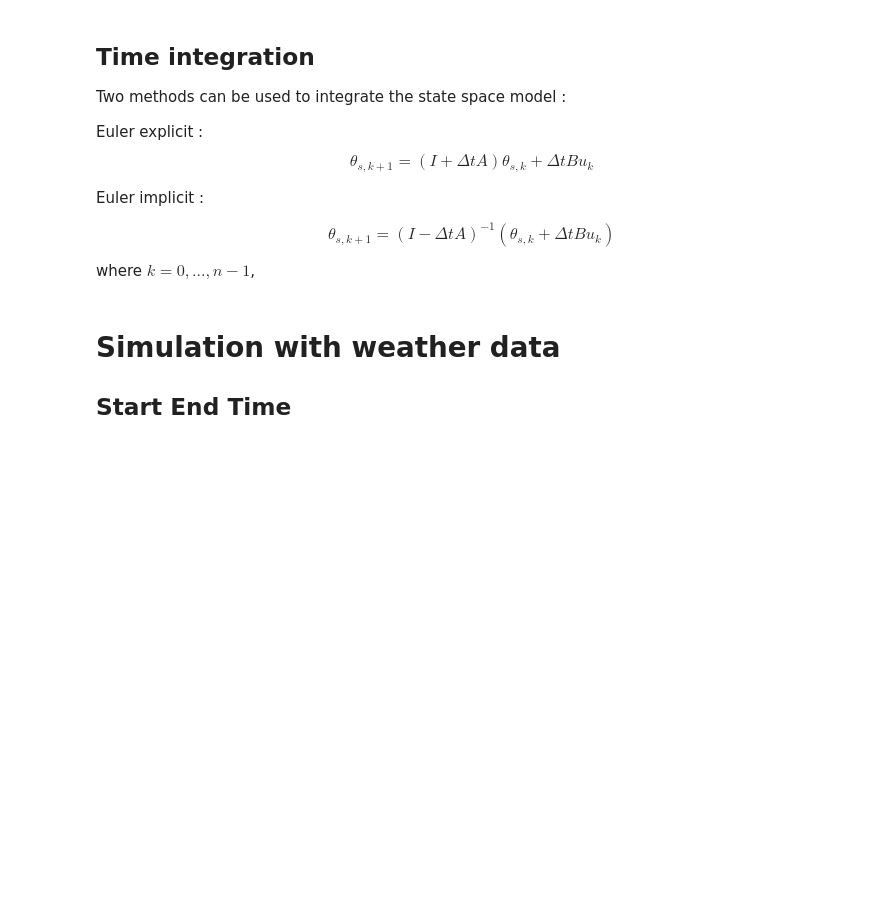
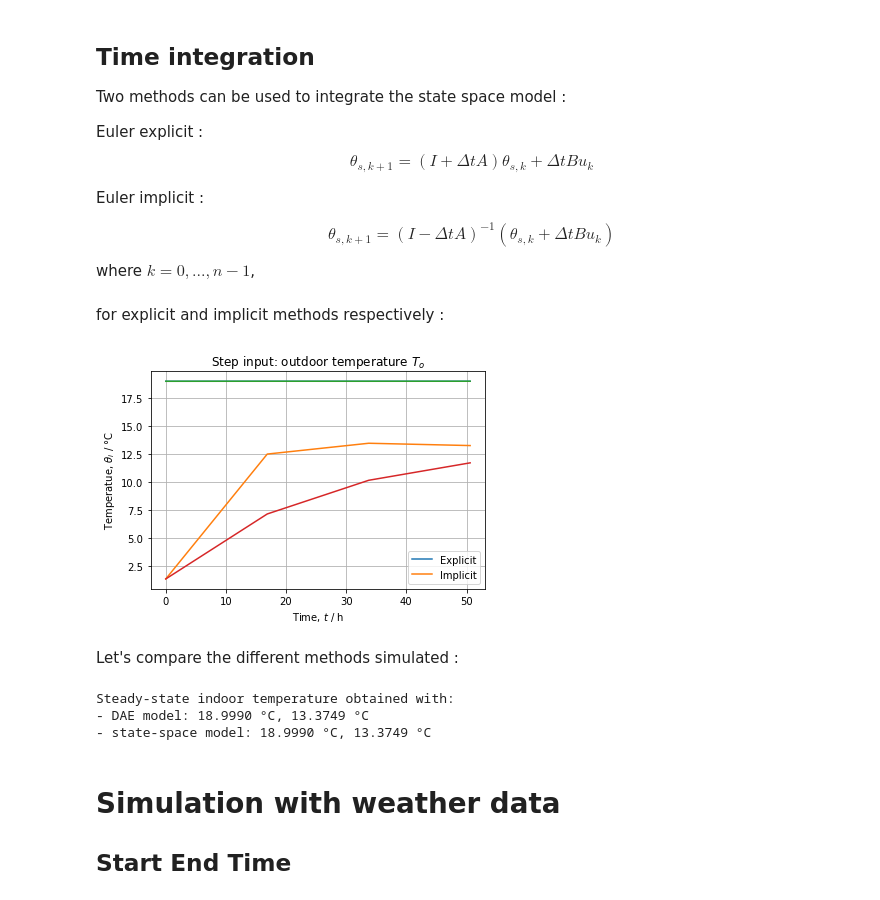
Before and after one commit to dm4bem-2023/5-reproducible-report-blanchard_canal_hoteit_yap, a Jupyter notebook: Building Thermal Model with text final.ipynb, the cells around one changed output. Cells and saved outputs as stored; diff of their text form; code cells hidden in the pictures; blank space fills up the shorter version.

```diff
--- a/Building Thermal Model with text final.ipynb
+++ b/Building Thermal Model with text final.ipynb
@@ -478,0 +500,11 @@ We can also calculate the settling time which is 4 times the larger time constan
+# %%
+# Step response
+# -------------
+# Find the next multiple of 3600 s that is larger than t_settle
+duration = np.ceil(t_settle / 3600) * 3600
+n = int(np.floor(duration / dt))    # number of time steps
+t = np.arange(0, n * dt, dt)        # time vector for n time steps
+
+print(f'Duration = {duration} s')
+print(f'Number of time steps = {n}')
+# pd.DataFrame(t, columns=['time'])
@@ -483,0 +521,6 @@ The input vector for the dynamic simulation is based from the first input vector
+# %%
+u = np.zeros([17, n])                # 17 is the size of our u vector
+u[0:4, :] = 4 * np.ones([4, n])    # To = 4 for n time steps
+u[4, :] = 19 * np.ones([1, n])      # Tisp = 19 for n time steps
+
+pd.DataFrame(u)
@@ -497,6 +559,45 @@ $$\theta_{s,k+1} = (I - \Delta t A)^{-1} ( \theta_{s,k} + \Delta t B u_k )$$
 
 
 where $k = 0, ... , n - 1$,
+# %%
+n_s = As.shape[0]                      # number of state variables
+θ_exp = np.zeros([n_s, t.shape[0]])    # explicit Euler in time t
+θ_imp = np.zeros([n_s, t.shape[0]])    # implicit Euler in time t
+
+I = np.eye(n_s)                        # identity matrix
+
+for k in range(n - 1):
+    θ_exp[:, k + 1] = (I + dt * As) @\
+        θ_exp[:, k] + dt * Bs @ u[:, k]
+    θ_imp[:, k + 1] = np.linalg.inv(I - dt * As) @\
+        (θ_imp[:, k] + dt * Bs @ u[:, k])
+# %% [markdown]
+for explicit and implicit methods respectively :
+# %%
+y_exp = Cs @ θ_exp + Ds @  u
+y_imp = Cs @ θ_imp + Ds @  u
+# %%
+fig, ax = plt.subplots()
+ax.plot(t / 3600, y_exp.T, t / 3600, y_imp.T)
+ax.set(xlabel='Time, $t$ / h',
+       ylabel='Temperatue, $θ_i$ / °C',
+       title='Step input: outdoor temperature $T_o$')
+ax.legend(['Explicit', 'Implicit'])
+ax.grid()
+plt.show()
+# %% [output]
+[figure, added]
+# %% [markdown]
+Let's compare the different methods simulated :
+# %%
+print('Steady-state indoor temperature obtained with:')
+print(f'- DAE model: {float(θ[2]):.4f} °C, {float(θ[9]):.4f} °C')
+print(f'- state-space model: {float(yss[0]):.4f} °C, {float(yss[1]):.4f} °C')
+#print(f'- steady-state response to step input: {float(y_exp[:, -2]):.4f} °C')
+# %% [output]
+Steady-state indoor temperature obtained with:
+- DAE model: 18.9990 °C, 13.3749 °C
+- state-space model: 18.9990 °C, 13.3749 °C
 # %% [markdown]
 **Simulation with weather data**
 ================================
```
Also changed, not shown: parts of 22 cells of this notebook.
